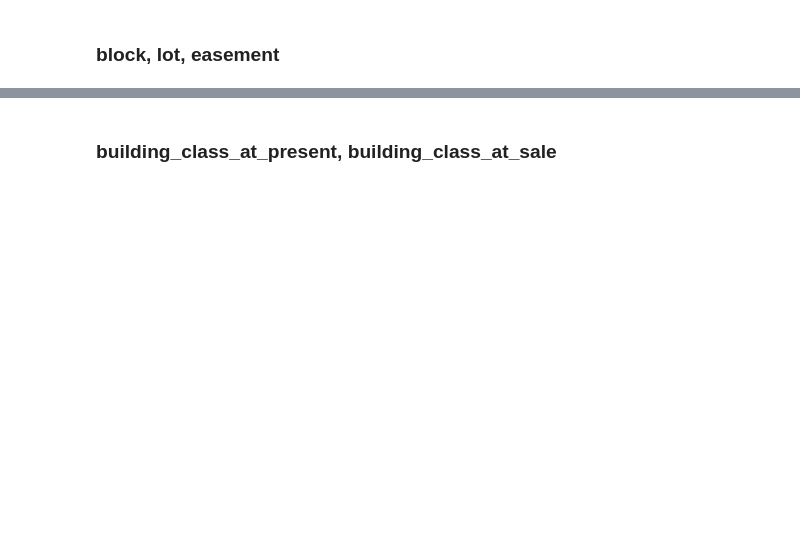
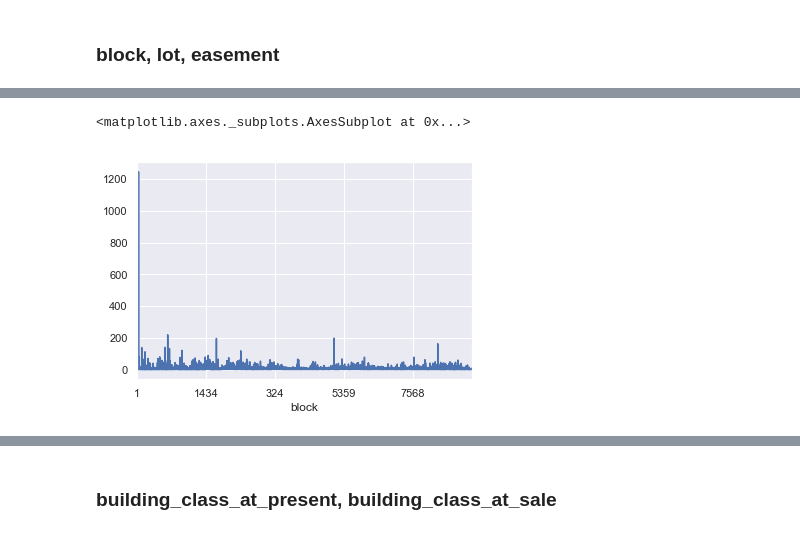
Before and after one commit to tansudasli/analytics-sandbox, a Jupyter notebook: real_estate_of_nyc_EDA.ipynb, the cells around one changed output, grey strips where cells are left out. Drawn from its saved outputs; the diff is of its cells as text; code cells hidden in the pictures; blank space fills up the shorter version.

```diff
--- a/real_estate_of_nyc_EDA.ipynb
+++ b/real_estate_of_nyc_EDA.ipynb
@@ -490,2 +552,6 @@ data_prepared = data_prepared[data_prepared.tax_class_at_present != '  '] #271 r
+# %%
+data = x
 # %% [markdown]
 ### block, lot, easement
+# %%
+x = data.copy()
@@ -492,5 +566,9 @@ data_prepared = data_prepared[data_prepared.tax_class_at_present != '  '] #271 r
 # %%
-raw_data.groupby('easement').size()
+x.groupby('block').size().plot()
+
 
 # can be deleted
+# %% [output]
+<matplotlib.axes._subplots.AxesSubplot at 0x...>
+[figure, added]
 # %%
```
Also changed, not shown: parts of 46 cells of this notebook.
